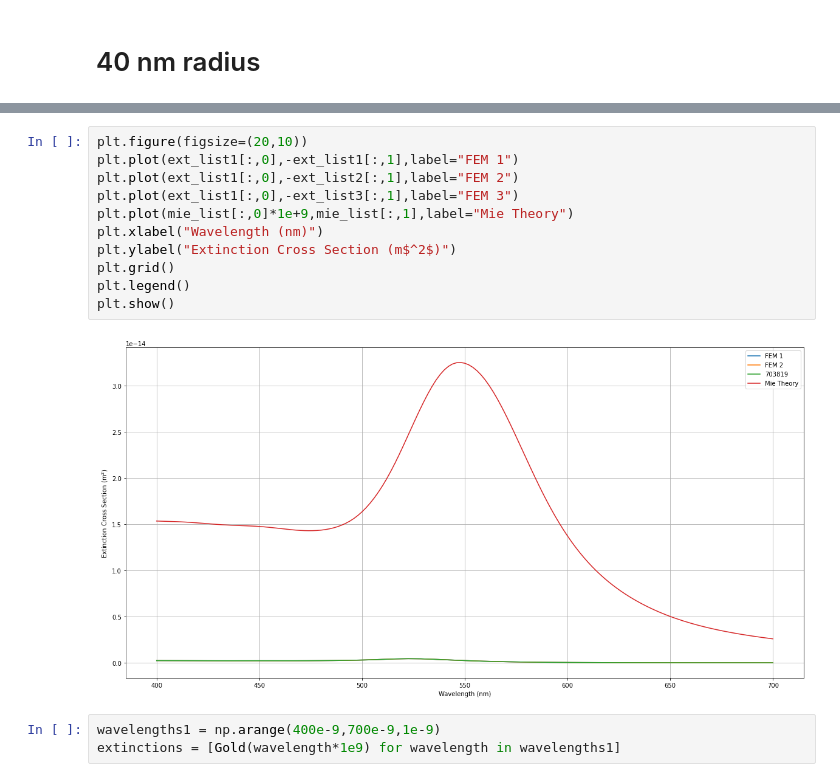
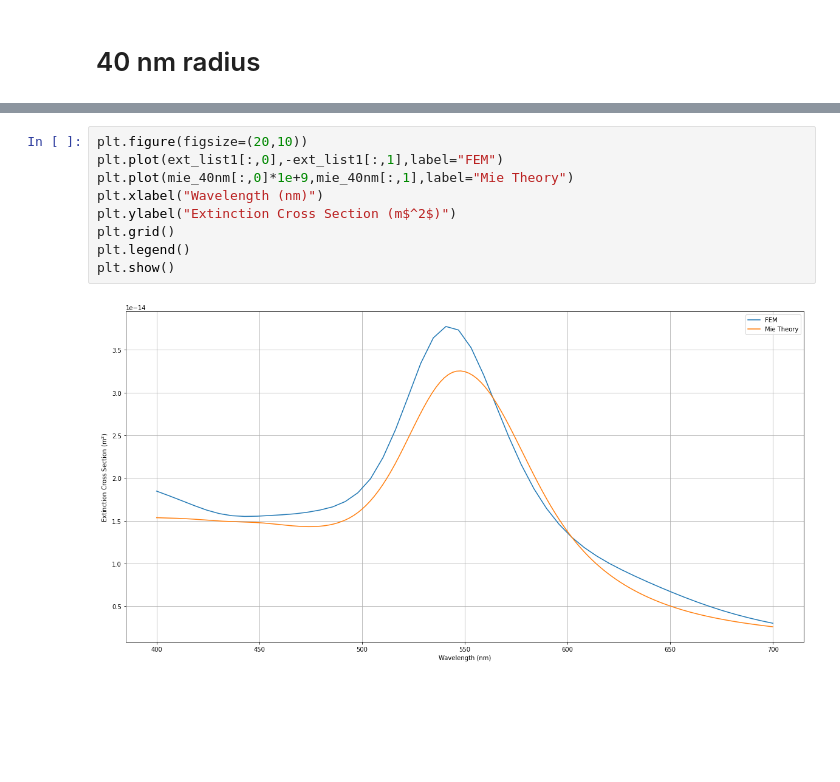
Before and after one commit to dreycenfoiles/LSPyR, a Jupyter notebook: Calculations.ipynb, the cells around one changed output, grey strips where cells are left out. Cells and saved outputs as stored; diff of their text form; blank space fills up the shorter version.

```diff
--- a/Calculations.ipynb
+++ b/Calculations.ipynb
@@ -198,16 +175,11 @@ Wall time: 1h 8min 19s
 # %%
 plt.figure(figsize=(20,10))
-plt.plot(ext_list1[:,0],-ext_list1[:,1],label="FEM 1")
-plt.plot(ext_list1[:,0],-ext_list2[:,1],label="FEM 2")
-plt.plot(ext_list1[:,0],-ext_list3[:,1],label="FEM 3")
-plt.plot(mie_list[:,0]*1e+9,mie_list[:,1],label="Mie Theory")
+plt.plot(ext_list1[:,0],-ext_list1[:,1],label="FEM")
+plt.plot(mie_40nm[:,0]*1e+9,mie_40nm[:,1],label="Mie Theory")
 plt.xlabel("Wavelength (nm)")
 plt.ylabel("Extinction Cross Section (m$^2$)")
 plt.grid()
 plt.legend()
 plt.show()
 # %% [output]
-[figure, old version]
+[figure, new version]
-# %%
-wavelengths1 = np.arange(400e-9,700e-9,1e-9)
-extinctions = [Gold(wavelength*1e9) for wavelength in wavelengths1]
```
Also changed, not shown: parts of 8 cells of this notebook, 1 other file.
